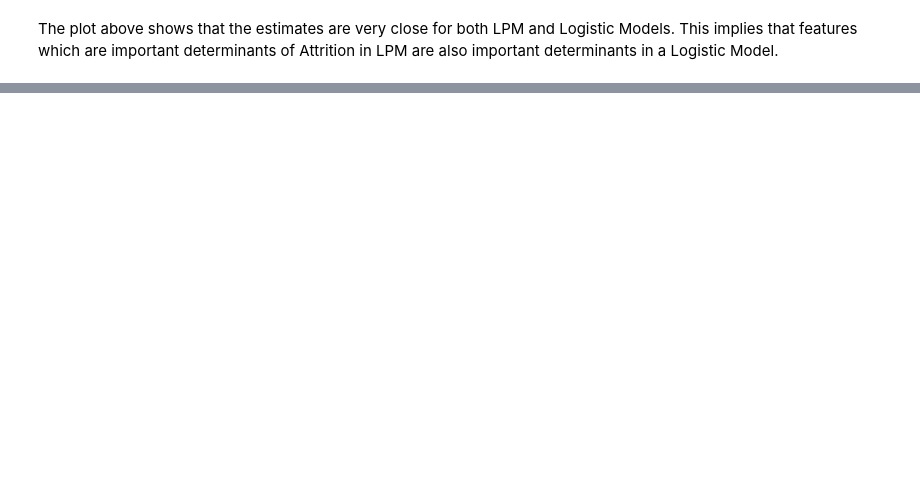
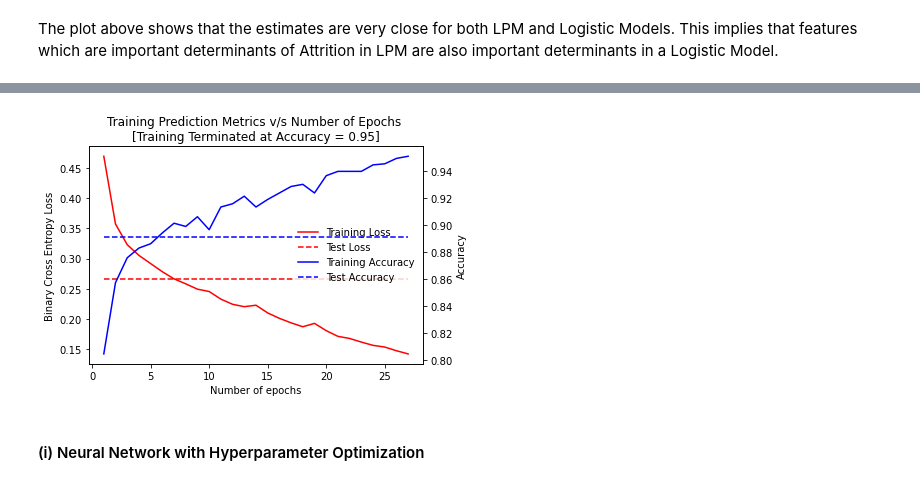
Before and after one commit to SouravSinhas/Employee-Turnover-Prediction, a Jupyter notebook: notebooks/IBM_Employee_Churn_Prediction.ipynb, the cells around one changed output, grey strips where cells are left out. Cells and saved outputs as stored; diff of their text form; code cells hidden in the pictures; blank space fills up the shorter version.

```diff
--- a/notebooks/IBM_Employee_Churn_Prediction.ipynb
+++ b/notebooks/IBM_Employee_Churn_Prediction.ipynb
@@ -886,0 +1192,22 @@ The plot above shows that the estimates are very close for both LPM and Logistic
+# %%
+test_loss_NNC, test_accuracy_NNC = NNC.evaluate(Xtest, Ytest, verbose = 0)
+# %%
+fig, ax = plt.subplots()
+p1 = ax.plot(np.arange(1, final_epoch + 2), history.history['loss'],
+             color = 'red', label = 'Training Loss')
+p2 = ax.plot(np.arange(1, final_epoch + 2), [test_loss_NNC for _ in np.arange(1, final_epoch+2)],
+             color = 'red', linestyle = 'dashed', label = 'Test Loss')
+ax.set_title('Training Prediction Metrics v/s Number of Epochs \n[Training Terminated at Accuracy = '+str(accuracy_threshold)+']')
+ax.set_xlabel('Number of epochs')
+ax.set_ylabel('Binary Cross Entropy Loss')
+axd = ax.twinx()
+p3 = axd.plot(np.arange(1, final_epoch + 2), history.history['acc'], color = 'blue', label = 'Training Accuracy')
+p4 = axd.plot(np.arange(1, final_epoch + 2), [test_accuracy_NNC for _ in np.arange(1, final_epoch+2)],
+             color = 'blue', linestyle = 'dashed', label = 'Test Accuracy')
+p = p1 + p2 + p3 + p4
+labs = [l.get_label() for l in p]
+ax.legend(p, labs, loc = 'center right')
+axd.set_ylabel('Accuracy')
+plt.show();
+# %% [output]
+[figure, added]
@@ -886,0 +1219,2 @@ The plot above shows that the estimates are very close for both LPM and Logistic
+# %% [markdown]
+#### (i) Neural Network with Hyperparameter Optimization
```
Also changed, not shown: parts of 37 cells of this notebook, 1 other file.
